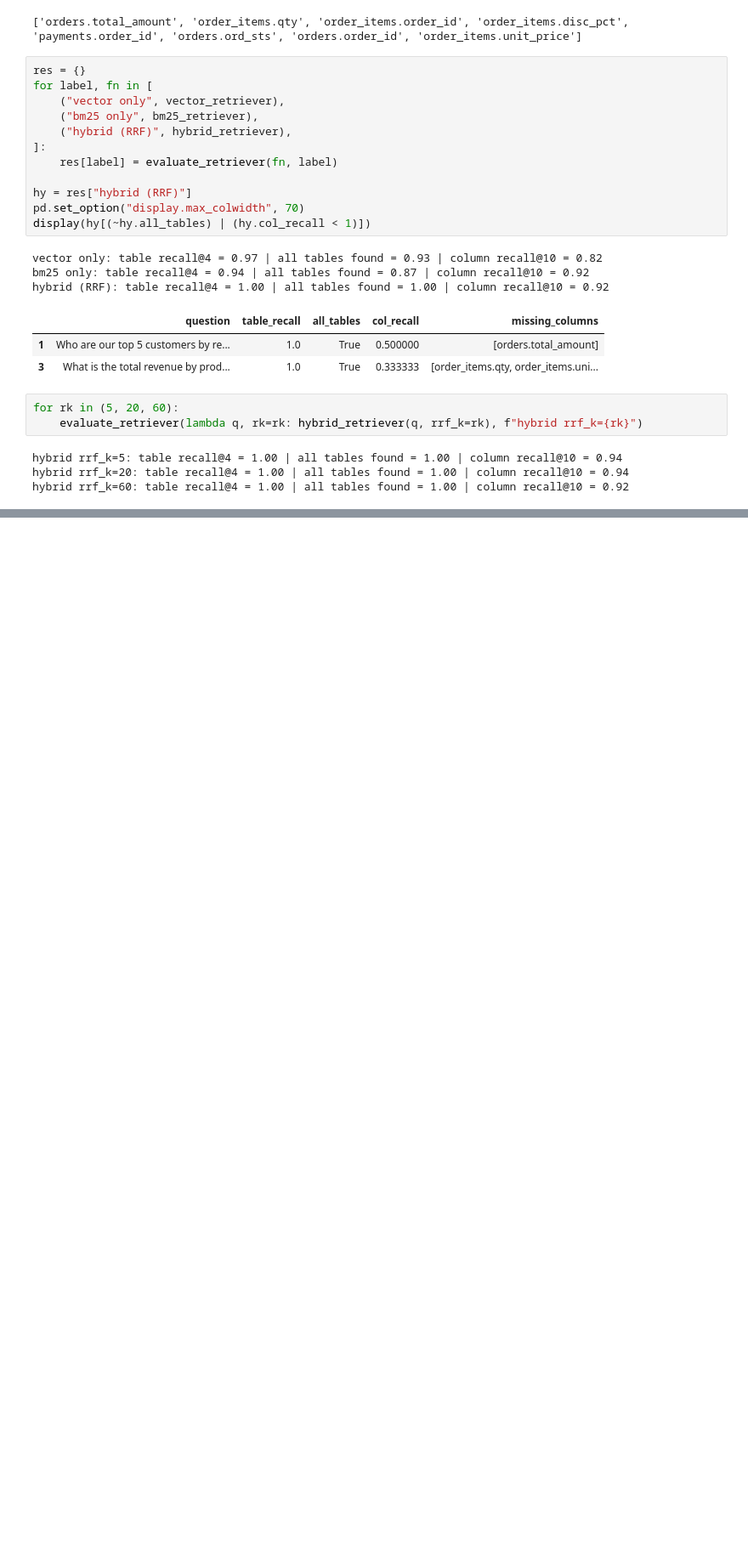
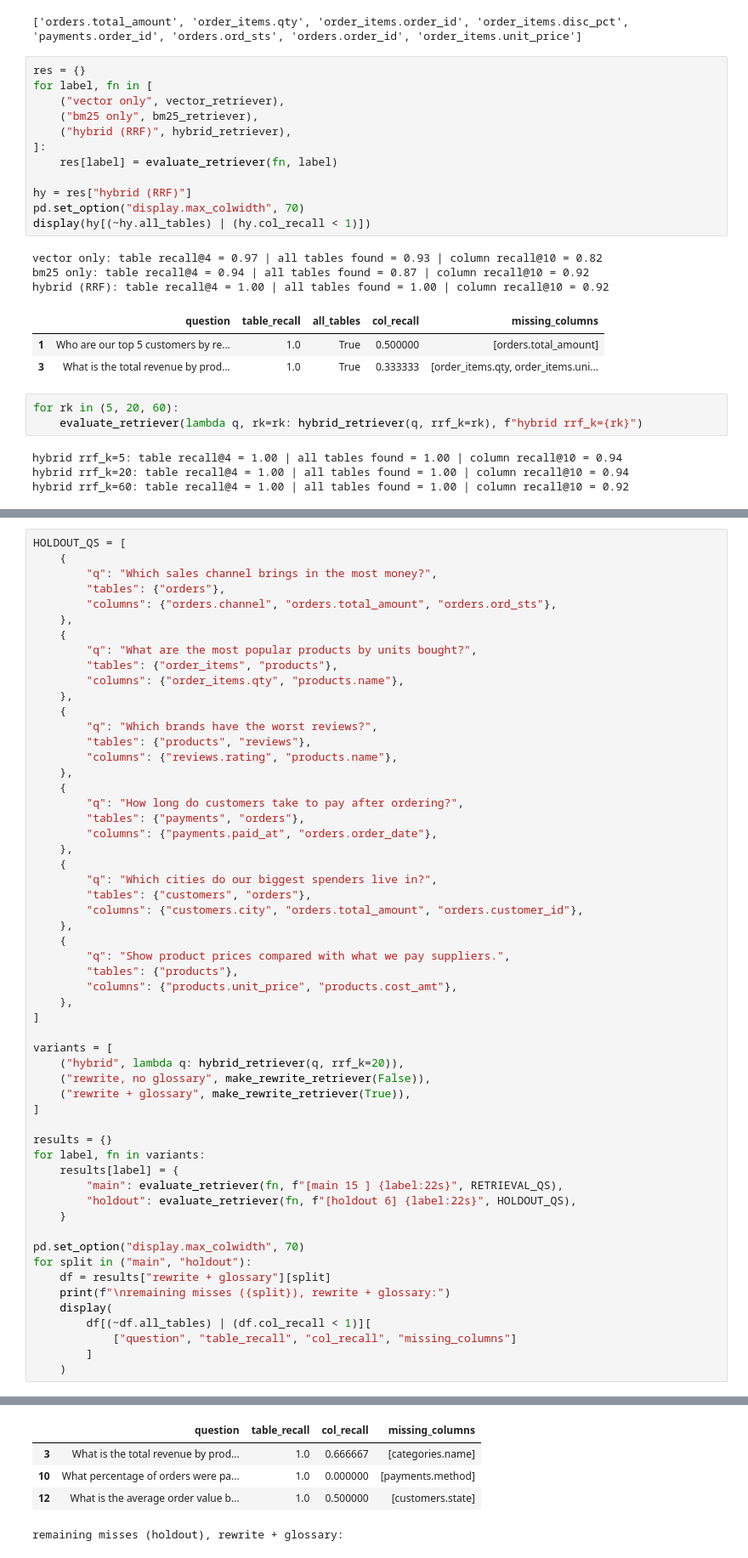
Before and after one commit to PrashantAghara/askdata, a Jupyter notebook: backend/notebooks/agents.ipynb, the cells around one changed output, grey strips where cells are left out. Shown at 85% size. Drawn from its saved outputs; the diff is of its cells as text; blank space fills up the shorter version.

Commit message:
Glossary and Query understanding agent

```diff
--- a/backend/notebooks/agents.ipynb
+++ b/backend/notebooks/agents.ipynb
@@ -1111,0 +1388,57 @@ hybrid rrf_k=60: table recall@4 = 1.00 | all tables found = 1.00 | column recall
+# %%
+HOLDOUT_QS = [
+    {
+        "q": "Which sales channel brings in the most money?",
+        "tables": {"orders"},
+        "columns": {"orders.channel", "orders.total_amount", "orders.ord_sts"},
+    },
+    {
+        "q": "What are the most popular products by units bought?",
+        "tables": {"order_items", "products"},
+        "columns": {"order_items.qty", "products.name"},
+    },
+    {
+        "q": "Which brands have the worst reviews?",
+        "tables": {"products", "reviews"},
+        "columns": {"reviews.rating", "products.name"},
+    },
+    {
+        "q": "How long do customers take to pay after ordering?",
+        "tables": {"payments", "orders"},
+        "columns": {"payments.paid_at", "orders.order_date"},
+    },
+    {
+        "q": "Which cities do our biggest spenders live in?",
+        "tables": {"customers", "orders"},
+        "columns": {"customers.city", "orders.total_amount", "orders.customer_id"},
+    },
+    {
+        "q": "Show product prices compared with what we pay suppliers.",
+        "tables": {"products"},
+        "columns": {"products.unit_price", "products.cost_amt"},
+    },
+]
+
+variants = [
+    ("hybrid", lambda q: hybrid_retriever(q, rrf_k=20)),
+    ("rewrite, no glossary", make_rewrite_retriever(False)),
+    ("rewrite + glossary", make_rewrite_retriever(True)),
+]
+
+results = {}
+for label, fn in variants:
+    results[label] = {
+        "main": evaluate_retriever(fn, f"[main 15 ] {label:22s}", RETRIEVAL_QS),
+        "holdout": evaluate_retriever(fn, f"[holdout 6] {label:22s}", HOLDOUT_QS),
+    }
+
+pd.set_option("display.max_colwidth", 70)
+for split in ("main", "holdout"):
+    df = results["rewrite + glossary"][split]
+    print(f"\nremaining misses ({split}), rewrite + glossary:")
+    display(
+        df[(~df.all_tables) | (df.col_recall < 1)][
+            ["question", "table_recall", "col_recall", "missing_columns"]
+        ]
+    )
+# %% [output]
@@ -1111,0 +1453,5 @@ hybrid rrf_k=60: table recall@4 = 1.00 | all tables found = 1.00 | column recall
+|  | question | table_recall | col_recall | missing_columns |
+| 3 | What is the total revenue by prod... | 1.0 | 0.666667 | [categories.name] |
+| 10 | What percentage of orders were pa... | 1.0 | 0.000000 | [payments.method] |
+| 12 | What is the average order value b... | 1.0 | 0.500000 | [customers.state] |
+remaining misses (holdout), rewrite + glossary:
```
Also changed, not shown: parts of 6 cells of this notebook.
